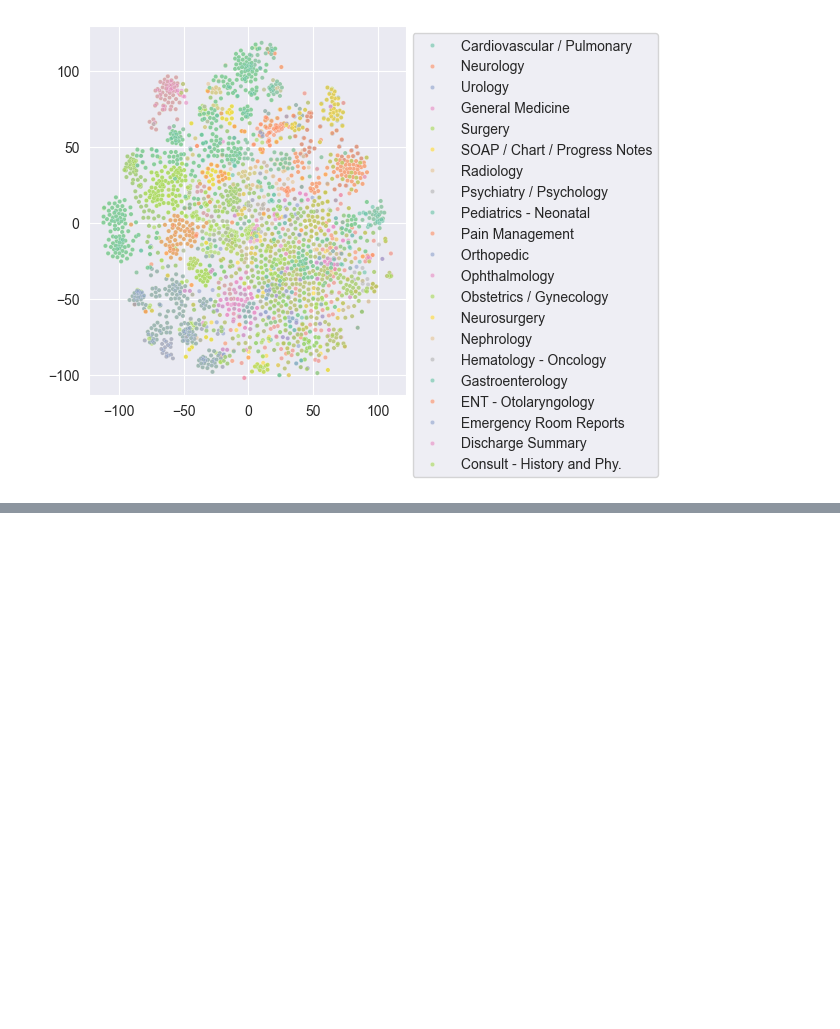
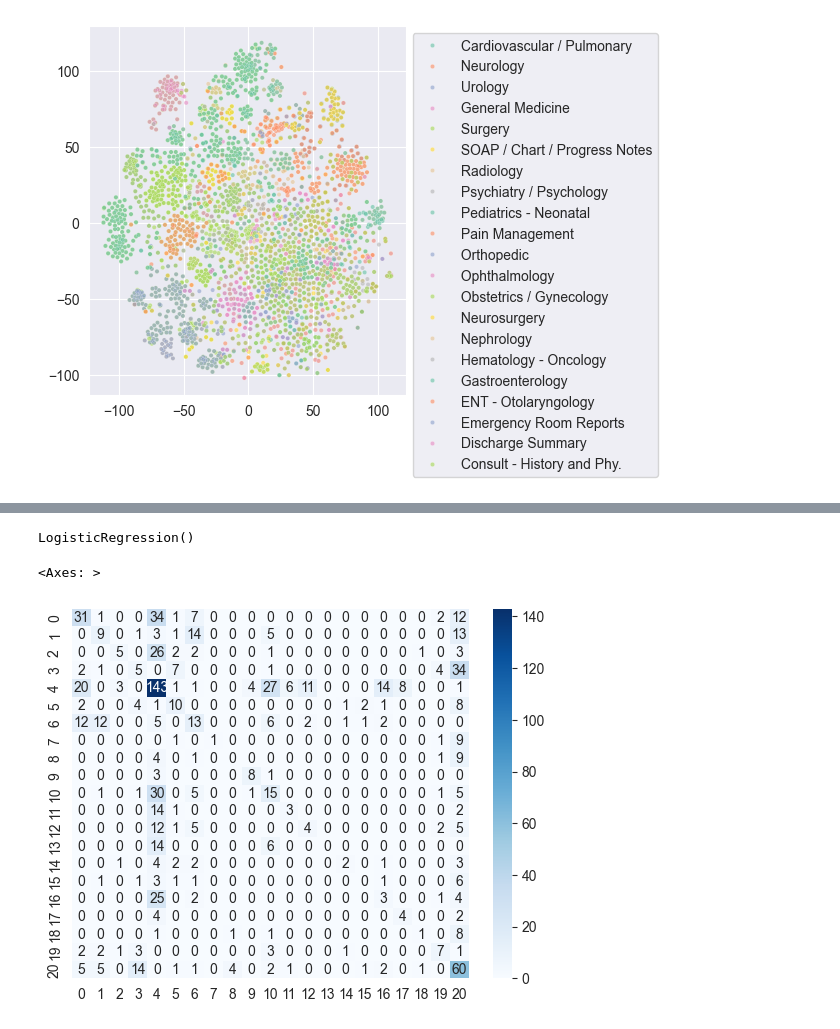
Before and after one commit to olgun-yilmaz/ClinicalTestClassification, a Jupyter notebook: clinical_test_classification.ipynb, the cells around one changed output, grey strips where cells are left out. Drawn from its saved outputs; the diff is of its cells as text; code cells hidden in the pictures; blank space fills up the shorter version.

Commit message:
Performed PCA for dimensionality reduction, trained logistic regression model, and visualized results with confusion matrix heatmap

```diff
--- a/clinical_test_classification.ipynb
+++ b/clinical_test_classification.ipynb
@@ -114,3 +114,11 @@ plt.tight_layout()
 plt.show()
 # %% [output]
 [figure]
+# %%
+# PCA analysis dimension reduction, training : logistic regression
+pca = PCA()
+tfidf_reduced =  pca.fit_transform(tfidf.toarray())
+labels = data["medical_specialty"].tolist()
+category_list = data.medical_specialty.unique()
+
+category_list
@@ -116,0 +134,16 @@ plt.show()
+# %%
+X_train, X_test, y_train, y_test = train_test_split(tfidf_reduced, labels, test_size=0.2, random_state=42)
+
+lr = LogisticRegression()
+lr.fit(X_train, y_train)
+# %% [output]
+LogisticRegression()
+# %%
+y_pred = lr.predict(X_test)
+# %%
+cm = confusion_matrix(y_test, y_pred, labels=category_list)
+
+sns.heatmap(data=cm, annot=True,  cmap = 'Blues', fmt = 'g')
+# %% [output]
+<Axes: >
+[figure, added]
```
Also changed, not shown: parts of 2 cells of this notebook, 1 other file.
